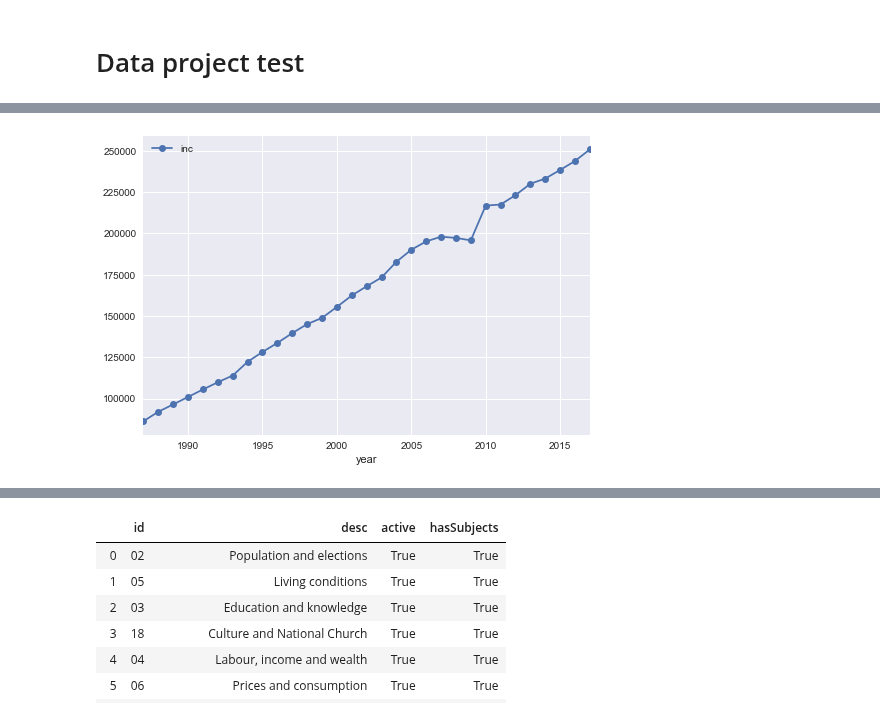
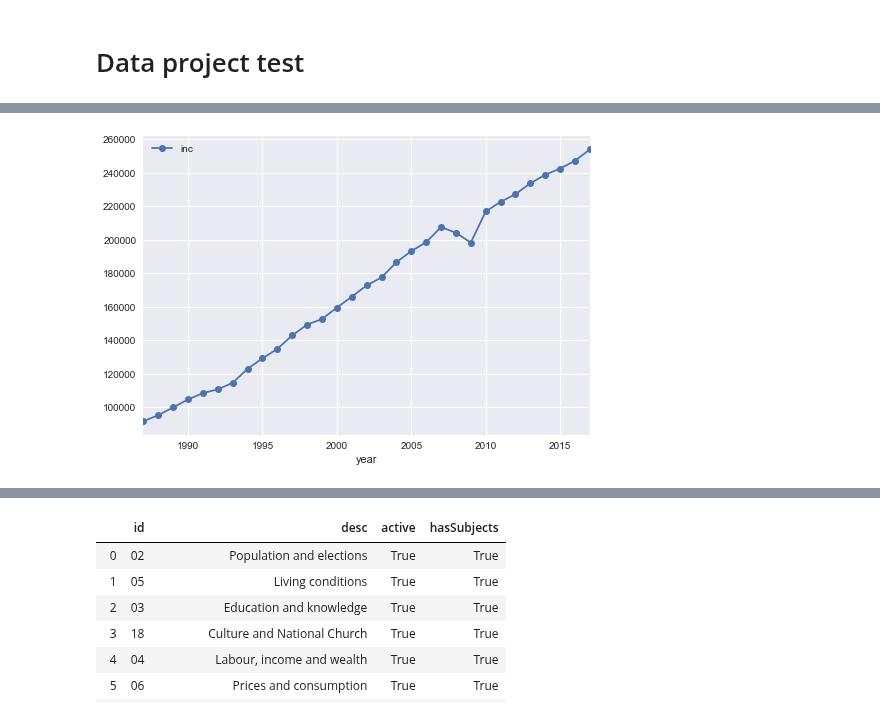
Before and after one commit to NumEconCopenhagen/projects-2020-jop, a Jupyter notebook: dataproject/dataproject.ipynb, the cells around one changed output, grey strips where cells are left out. Drawn from its saved outputs; the diff is of its cells as text; code cells hidden in the pictures.

```diff
--- a/dataproject/dataproject.ipynb
+++ b/dataproject/dataproject.ipynb
@@ -16,30 +20,30 @@ import dataproject
 # %%
 # a. Load
 inc = pd.read_excel('average_income.xlsx', skiprows=2)
 
 # b. clean and rename
 inc.drop([f'Unnamed: {i}' for i in range(3)], axis=1, inplace=True)
 inc.rename(columns = {'Unnamed: 3':'municipality'}, inplace=True)
 inc.rename(columns = {str(i): f'inc{i}' for i in range(1987,2018)}, inplace=True)
 inc.drop(inc.tail(2).index, inplace=True) # Delete last 2 rows
 
 # c. remove regions
 I = inc.municipality.str.contains('Landsdel', 'Hele landet')
 inc.loc[I, :]
 inc = inc.loc[I == False] # Keeps everything besides region
 
 # d. change to long format
 inc_tall = pd.wide_to_long(inc, stubnames='inc', i='municipality', j='year')
 inc_tall = inc_tall.reset_index()
 
 # e. create interactive figure
 def plot_e(dataframe, municipality):
     I = dataframe['municipality'] == municipality
     ax=dataframe.loc[I,:].plot(x='year', y='inc', style='-o', legend='False')
 
 widgets.interact(plot_e,
     dataframe = widgets.fixed(inc_tall),
-    municipality = widgets.Dropdown(description='municipality', options=inc_tall.municipality.unique(), value='Lejre')
+    municipality = widgets.Dropdown(description='municipality', options=inc_tall.municipality.unique(), value='Greve')
 );
 # %% [output]
-[figure, old version]
+[figure, new version]
```
Also changed, not shown: parts of 5 cells of this notebook.
